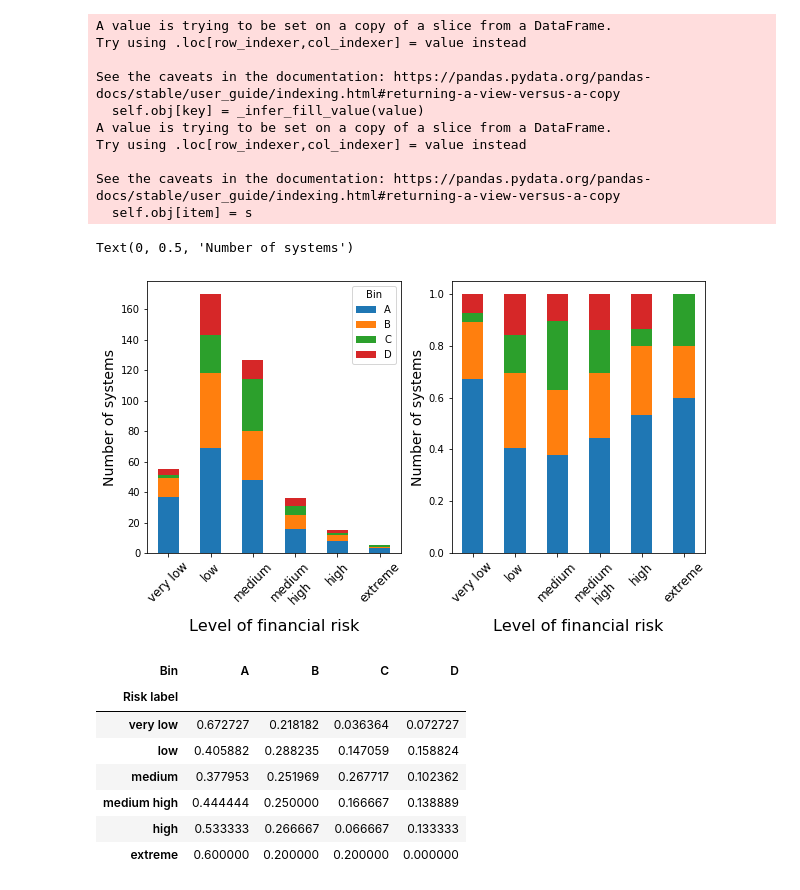
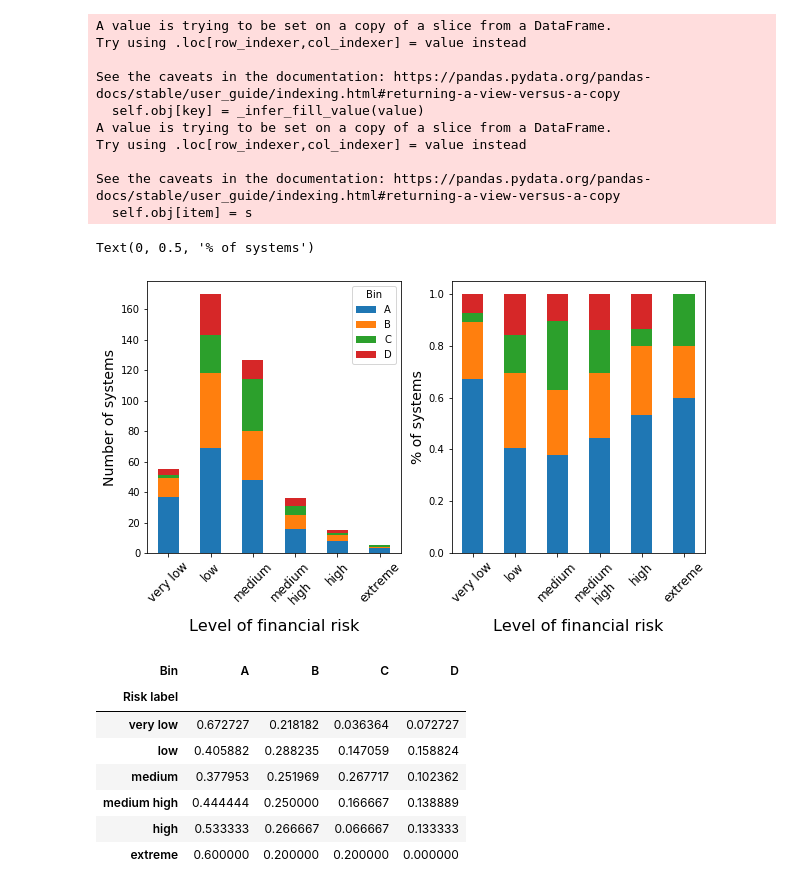
Before and after one commit to ScottCoffin/EconImpact, a Jupyter notebook: Python/Data Processing.ipynb, the cells around one changed output. Drawn from its saved outputs; the diff is of its cells as text; code cells hidden in the pictures.

```diff
--- a/Python/Data Processing.ipynb
+++ b/Python/Data Processing.ipynb
@@ -211,24 +222,24 @@ q5_data.loc[:,'Risk label']=pd.cut(q5_data['score_avg'],bins=[-1,0.25,1.5,2.5,3.
 # %%
 #q5_data.dropna(subset=['score_avg']).to_excel('risk_scores.xlsx',index=False)
 q5_plot=q5_data.dropna(subset=['score_avg']).groupby(['Risk label','Bin']).size().unstack().iloc[:,:-1]
 qtot=q5_plot.sum(axis=1)
 q5_norm=q5_plot.copy()
 for c in q5_norm.columns:
     q5_norm.loc[:,c]=q5_norm[c]/qtot
 
 fig,ax=plt.subplots(1,2,figsize=(10,5))
 q5_plot.plot(kind='bar',ax=ax[0],stacked=True)
 ax[0].set_xticklabels(['very low','low','medium','medium\nhigh','high','extreme'],rotation=45,size=12)
 ax[0].set_xlabel('Level of financial risk',size=16)
 ax[0].set_ylabel('Number of systems',size=14)
 
 q5_norm.plot(kind='bar',ax=ax[1],stacked=True,legend=None)
 ax[1].set_xticklabels(['very low','low','medium','medium\nhigh','high','extreme'],rotation=45,size=12)
 ax[1].set_xlabel('Level of financial risk',size=16)
-ax[1].set_ylabel('Number of systems',size=14)
+ax[1].set_ylabel('% of systems',size=14)
 # %% [output]
-Text(0, 0.5, 'Number of systems')
+Text(0, 0.5, '% of systems')
-[figure, old version]
+[figure, new version]
 # %%
 q5_norm
 # %% [output]
```
Also changed, not shown: parts of 1 cell of this notebook, 4 other files.
